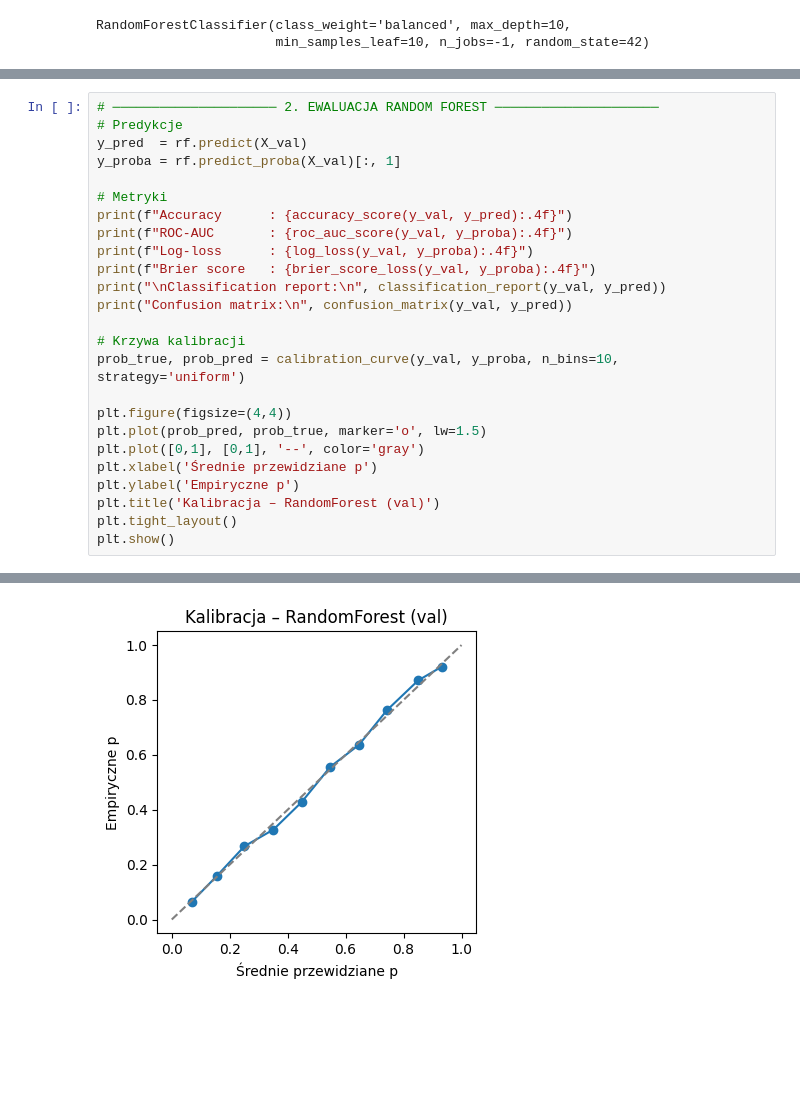
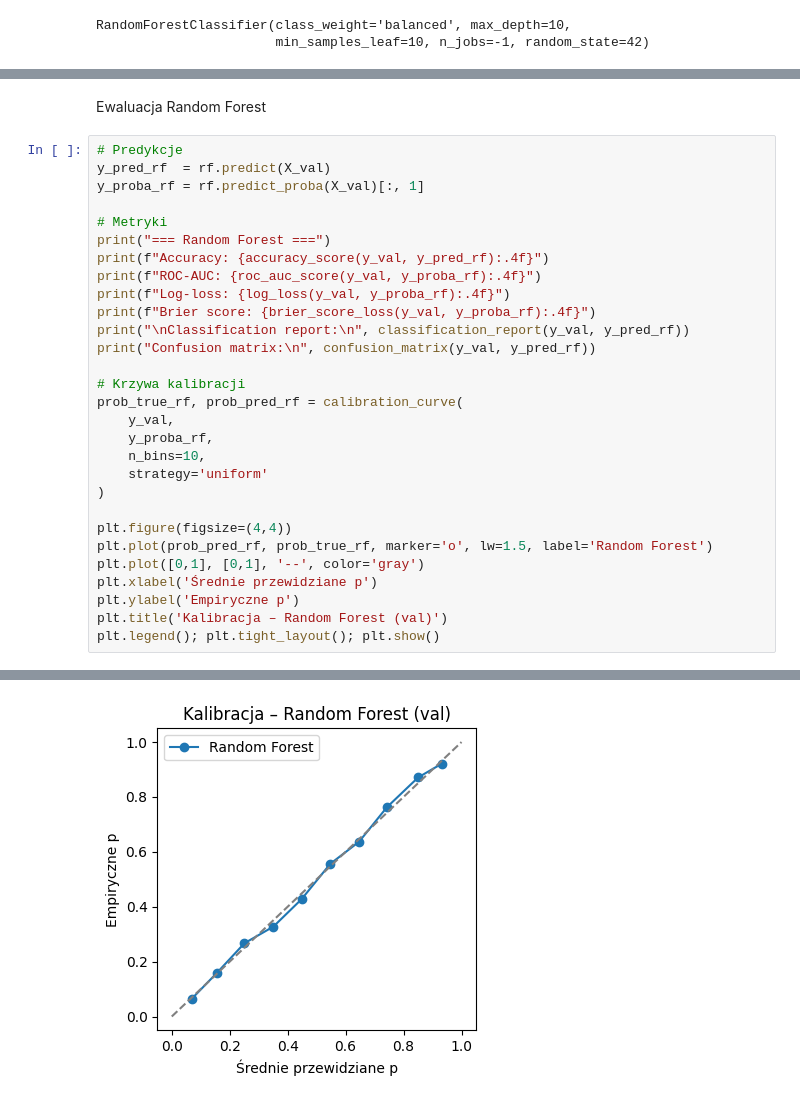
Before and after one commit to DeporS/data-minig-project, a Jupyter notebook: src/project.ipynb, the cells around one changed output, grey strips where cells are left out. Saved outputs shown, nothing was run; the diff lists cells and outputs as text; blank space fills up the shorter version.

```diff
--- a/src/project.ipynb
+++ b/src/project.ipynb
@@ -406,26 +377,32 @@ Confusion Matrix:
+# %% [markdown]
+Ewaluacja Random Forest
 # %%
-# ───────────────────── 2. EWALUACJA RANDOM FOREST ─────────────────────
 # Predykcje
-y_pred  = rf.predict(X_val)
-y_proba = rf.predict_proba(X_val)[:, 1]
+y_pred_rf  = rf.predict(X_val)
+y_proba_rf = rf.predict_proba(X_val)[:, 1]
 
 # Metryki
-print(f"Accuracy      : {accuracy_score(y_val, y_pred):.4f}")
-print(f"ROC-AUC       : {roc_auc_score(y_val, y_proba):.4f}")
-print(f"Log-loss      : {log_loss(y_val, y_proba):.4f}")
-print(f"Brier score   : {brier_score_loss(y_val, y_proba):.4f}")
-print("\nClassification report:\n", classification_report(y_val, y_pred))
-print("Confusion matrix:\n", confusion_matrix(y_val, y_pred))
+print("=== Random Forest ===")
+print(f"Accuracy: {accuracy_score(y_val, y_pred_rf):.4f}")
+print(f"ROC-AUC: {roc_auc_score(y_val, y_proba_rf):.4f}")
+print(f"Log-loss: {log_loss(y_val, y_proba_rf):.4f}")
+print(f"Brier score: {brier_score_loss(y_val, y_proba_rf):.4f}")
+print("\nClassification report:\n", classification_report(y_val, y_pred_rf))
+print("Confusion matrix:\n", confusion_matrix(y_val, y_pred_rf))
 
 # Krzywa kalibracji
-prob_true, prob_pred = calibration_curve(y_val, y_proba, n_bins=10, strategy='uniform')
+prob_true_rf, prob_pred_rf = calibration_curve(
+    y_val,
+    y_proba_rf,
+    n_bins=10,
+    strategy='uniform'
+)
 
 plt.figure(figsize=(4,4))
-plt.plot(prob_pred, prob_true, marker='o', lw=1.5)
+plt.plot(prob_pred_rf, prob_true_rf, marker='o', lw=1.5, label='Random Forest')
 plt.plot([0,1], [0,1], '--', color='gray')
 plt.xlabel('Średnie przewidziane p')
 plt.ylabel('Empiryczne p')
-plt.title('Kalibracja – RandomForest (val)')
-plt.tight_layout()
-plt.show()
+plt.title('Kalibracja – Random Forest (val)')
+plt.legend(); plt.tight_layout(); plt.show()
 # %% [output]
@@ -432,19 +410,19 @@ plt.show()
 Accuracy      : 0.6938
 ROC-AUC       : 0.7621
 Log-loss      : 0.5798
 Brier score   : 0.1983
 
 Classification report:
                precision    recall  f1-score   support
 
            0       0.70      0.69      0.69      3160
            1       0.69      0.70      0.70      3160
 
     accuracy                           0.69      6320
    macro avg       0.69      0.69      0.69      6320
 weighted avg       0.69      0.69      0.69      6320
 
 Confusion matrix:
  [[2166  994]
  [ 941 2219]]
-[figure, old version]
+[figure, new version]
```
Also changed, not shown: parts of 9 cells of this notebook.
